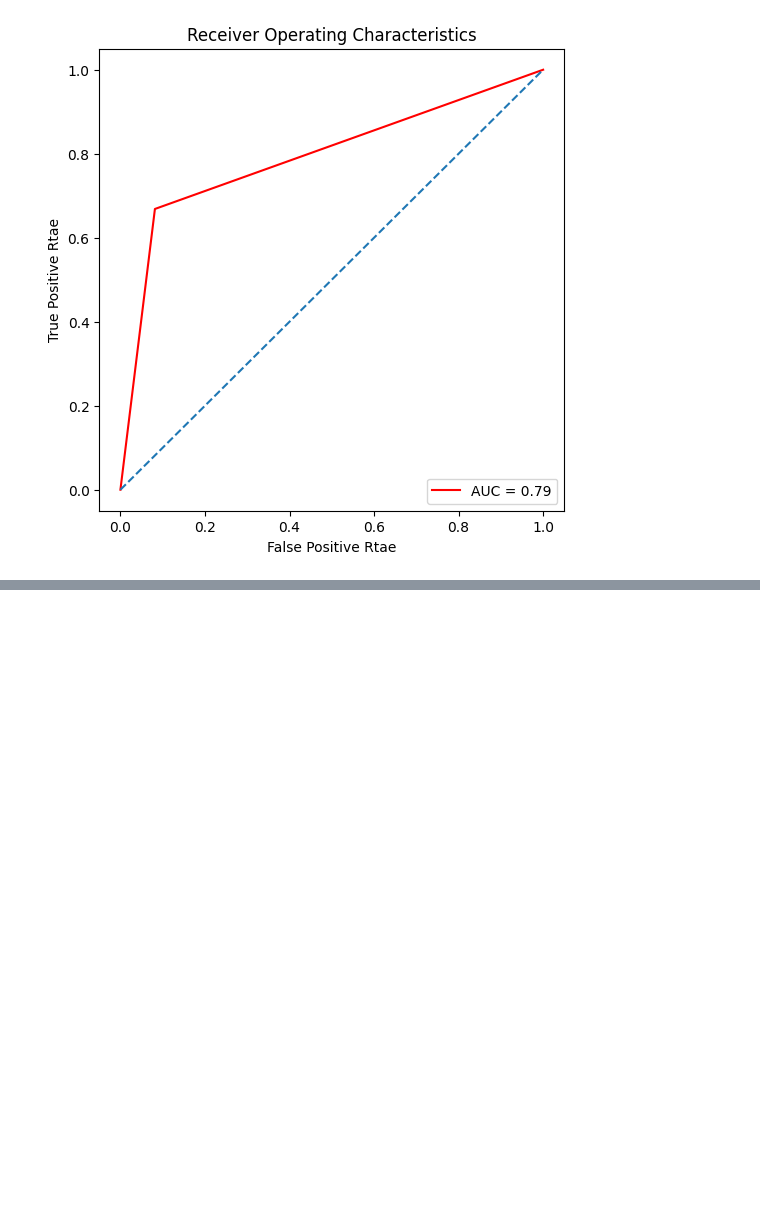
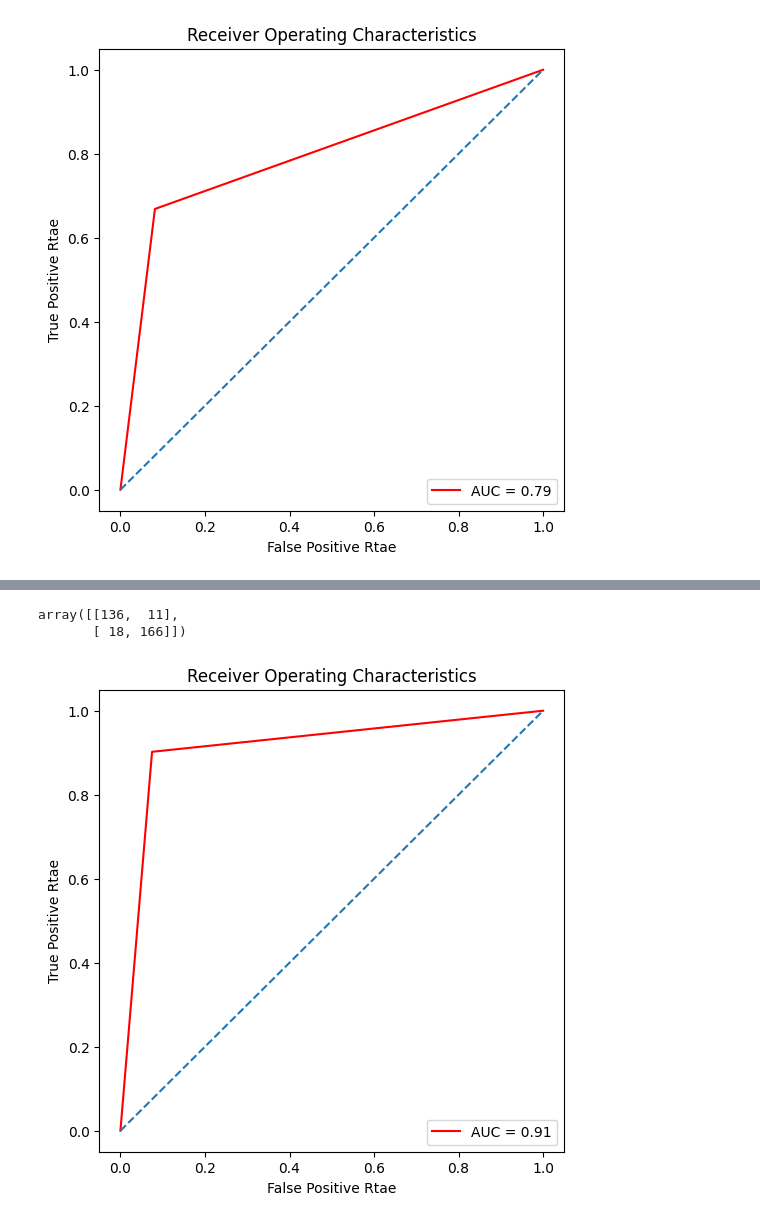
Before and after one commit to mateusap1/ai-detect, a Jupyter notebook: detect.ipynb, the cells around one changed output, grey strips where cells are left out. Cells and saved outputs as stored; diff of their text form; code cells hidden in the pictures; blank space fills up the shorter version.

```diff
--- a/detect.ipynb
+++ b/detect.ipynb
@@ -314,0 +430,17 @@ plot_roc(roc_auc_lda, false_positive_rate_lda, true_positive_rate_lda)
+# %%
+rfc = RandomForestClassifier()
+rfc.fit(x_train, y_train)
+pred = rfc.predict(x_test)
+# %%
+confusion_matrix_svm = confusion_matrix(y_test, pred)
+confusion_matrix_svm
+# %% [output]
+array([[136,  11],
+       [ 18, 166]])
+# %%
+false_positive_rate_rfc, true_positive_rate_rfc, thresholds = roc_curve(y_test, pred)
+roc_auc_rfc = auc(false_positive_rate_rfc, true_positive_rate_rfc)
+# %%
+plot_roc(roc_auc_rfc, false_positive_rate_rfc, true_positive_rate_rfc)
+# %% [output]
+[figure, added]
```
Also changed, not shown: parts of 18 cells of this notebook.
